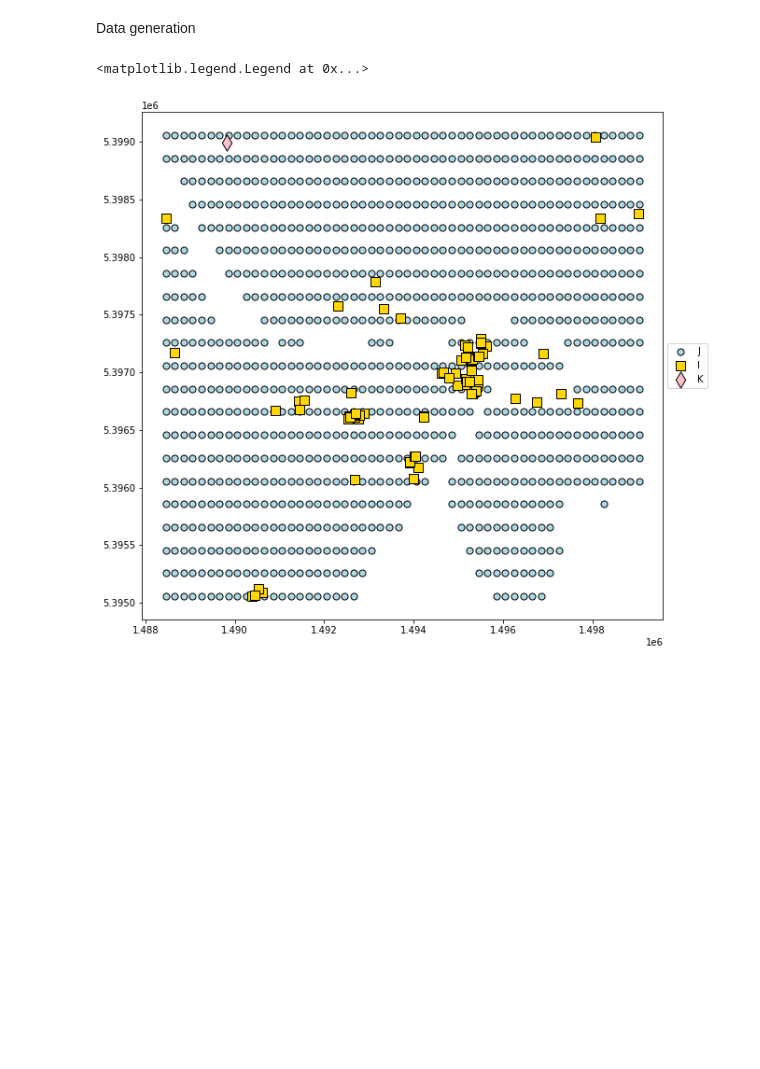
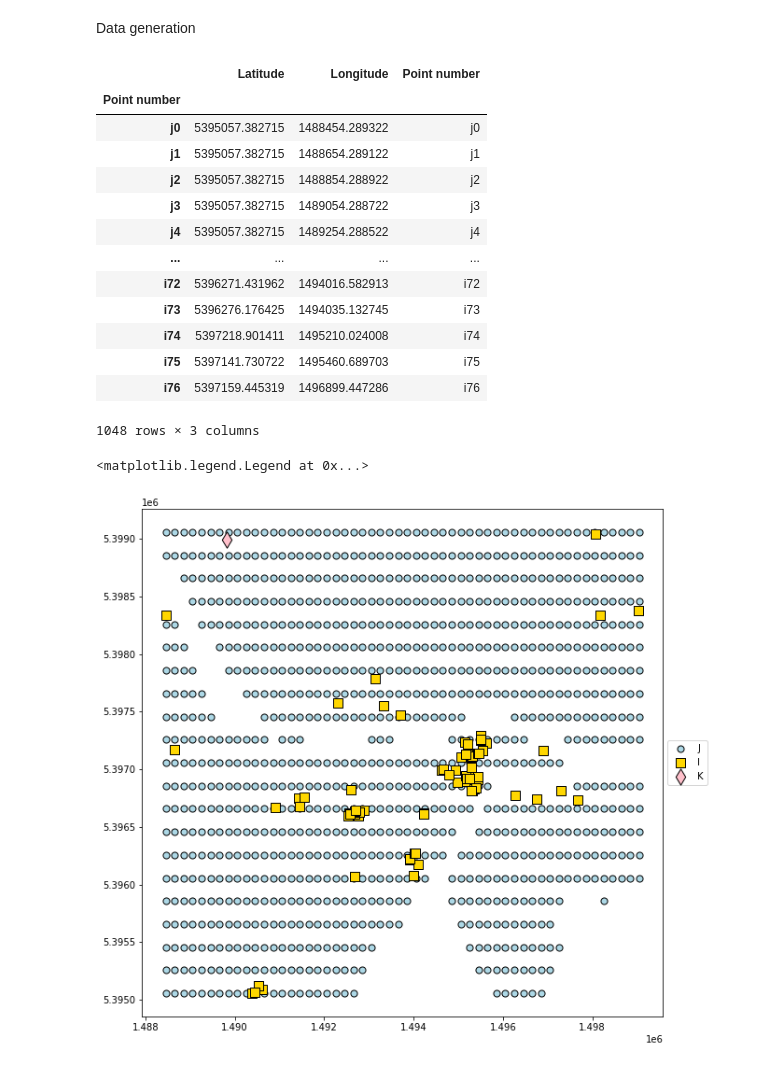
Before and after one commit to petrenaa/Master_Thesis_Drone_Specimen_Delivery, a Jupyter notebook: Specimen Delivery Project.ipynb, the cells around one changed output. Saved outputs shown, nothing was run; the diff lists cells and outputs as text; code cells hidden in the pictures; blank space fills up the shorter version.

```diff
--- a/Specimen Delivery Project.ipynb
+++ b/Specimen Delivery Project.ipynb
@@ -123,33 +123,49 @@ for lat in np.arange(min_latitude, max_latitude + grid_spacing, grid_spacing):
 
 J_coordinates = pd.DataFrame(grid_points, columns=['Latitude', 'Longitude'])
 J_coordinates['Point number'] = ['j' + str(i) for i in range(len(J_coordinates))]
 
 J_coordinates.index = J_coordinates['Point number']
 J_coordinates = pd.concat([J_coordinates, K_coordinates, I_coordinates], axis = 0) #Include K to J
 
 river = ['j972', 'j973', 'j918', 'j919', 'j920', 'j866', 'j867', 'j813', 'j814',
 'j815', 'j760', 'j761', 'j762', 'j707', 'j708', 'j709', 'j710', 'j654',
 'j655', 'j656', 'j657', 'j658', 'j606', 'j610', 'j611', 'j612', 'j613', 'j614',
 'j615', 'j616', 'j620', 'j621', 'j622', 'j623', 'j624', 'j625', 'j682', 'j683',
 'j684','j685','j686', 'j635', 'j636', 'j637', 'j638', 'j585', 'j586', 'j587',
 'j588', 'j589', 'j590', 'j591', 'j592','j593', 'j531', 'j530', 'j529', 'j528',
 'j527', 'j22', 'j23', 'j77', 'j132', 'j133', 'j134', 'j189', 'j190', 'j244',
 'j245', 'j300', 'j301', 'j356', 'j411', 'j412', 'j467', 'j523', 'j524', 'j525', 'j526',
 
 'j246', 'j247', 'j191', 'j192', 'j193', 'j194', 'j135', 'j136', 'j137', 'j138', 'j139',
 'j140', 'j141', 'j78', 'j79', 'j80', 'j81', 'j82', 'j83', 'j84', 'j85', 'j86', 'j87', 'j88',
 'j24', 'j25', 'j26', 'j27', 'j28', 'j29', 'j30', 'j31', 'j32', 'j33', 'j34', 'j35', 'j36',
  'j261', 'j262', 'j263', 'j264', 'j266', 'j267', 'j268', 'j269', 'j206', 'j207', 'j208',
 'j209', 'j210', 'j211', 'j212', 'j213', 'j214', 'j215', 'j153', 'j154', 'j155', 'j156',
 'j157', 'j158', 'j159', 'j160', 'j161', 'j98', 'j99', 'j100', 'j101', 'j102', 'j103',
 'j104', 'j105', 'j106', 'j107', 'j43', 'j44', 'j45', 'j46', 'j47', 'j48', 'j49', 'j50',
 'j51', 'j52', 'j53'
  ]
 
 J_coordinates = J_coordinates.drop(index = river) #excluding locations on the river
 
 J = J_coordinates * degree_to_m
 J['Point number'] = J_coordinates['Point number']
+J
+# %% [output]
+|  | Latitude | Longitude | Point number |
+| Point number |  |  |  |
+| j0 | 5395057.382715 | 1488454.289322 | j0 |
+| j1 | 5395057.382715 | 1488654.289122 | j1 |
+| j2 | 5395057.382715 | 1488854.288922 | j2 |
+| j3 | 5395057.382715 | 1489054.288722 | j3 |
+| j4 | 5395057.382715 | 1489254.288522 | j4 |
+| ... | ... | ... | ... |
+| i72 | 5396271.431962 | 1494016.582913 | i72 |
+| i73 | 5396276.176425 | 1494035.132745 | i73 |
+| i74 | 5397218.901411 | 1495210.024008 | i74 |
+| i75 | 5397141.730722 | 1495460.689703 | i75 |
+| i76 | 5397159.445319 | 1496899.447286 | i76 |
+1048 rows × 3 columns
 # %%
 axs, fig = plt.subplots(1, 1, figsize = (10, 10))
 
```
Also changed, not shown: parts of 12 cells of this notebook, 1 other file.
